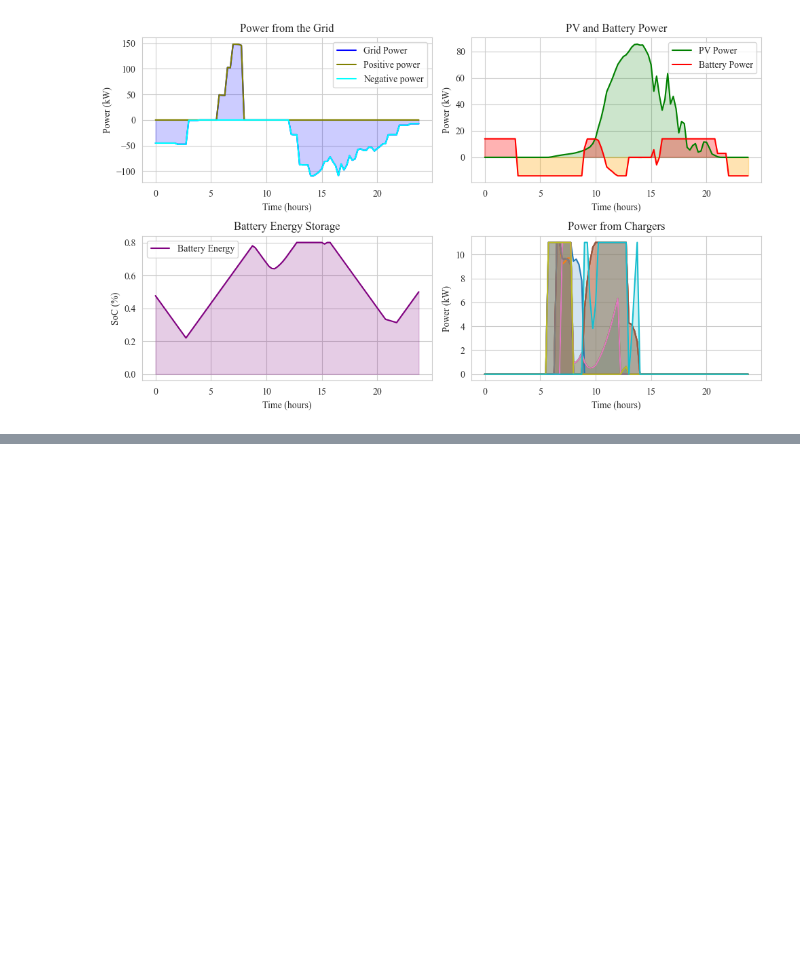
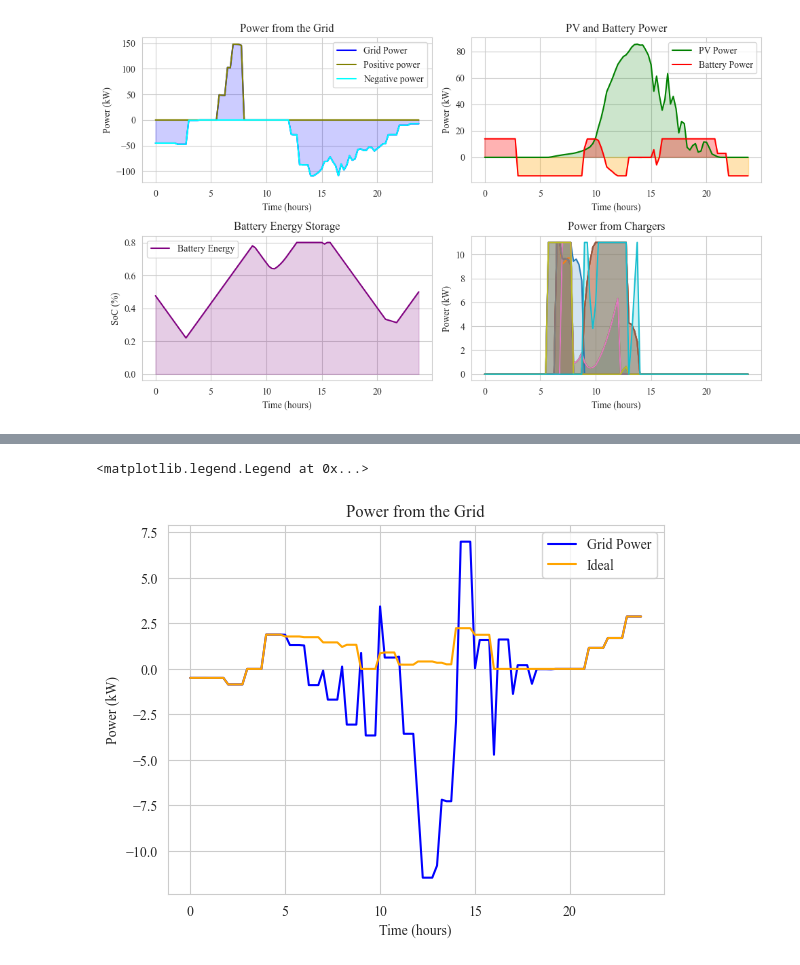
Before and after one commit to ES-Lab/ES-MDN-MPC, a Jupyter notebook: GMM_MPC.ipynb, the cells around one changed output, grey strips where cells are left out. Drawn from its saved outputs; the diff is of its cells as text; code cells hidden in the pictures; blank space fills up the shorter version.

```diff
--- a/GMM_MPC.ipynb
+++ b/GMM_MPC.ipynb
@@ -2084,0 +2106,4 @@ Optimal objective value: -89823165.99001351
+# %%
+expanded_pv = np.hstack([np.zeros(1,), all_pv_profiles[100, :, 0]])
+expanded_pv_forecast = np.hstack([np.zeros(1,), all_pv_profiles[100, :, 1]])
+expanded_emmision = np.hstack([np.zeros(1,), co2_repeated.to_numpy()])
@@ -2084,0 +2379,12 @@ Optimal objective value: -89823165.99001351
+# %%
+plt.plot(time_steps, results['p_grid'], label='Grid Power', color='blue')
+plt.plot(time_steps, results['p_grid_ideal'], label='Ideal', color='orange')
+
+# plt.fill_between(time_steps, 0, results['p_grid'], color='blue', alpha=0.2)
+plt.xlabel('Time (hours)')
+plt.ylabel('Power (kW)')
+plt.title('Power from the Grid')
+plt.legend()
+# %% [output]
+<matplotlib.legend.Legend at 0x...>
+[figure, added]
```
Also changed, not shown: parts of 14 cells of this notebook.
